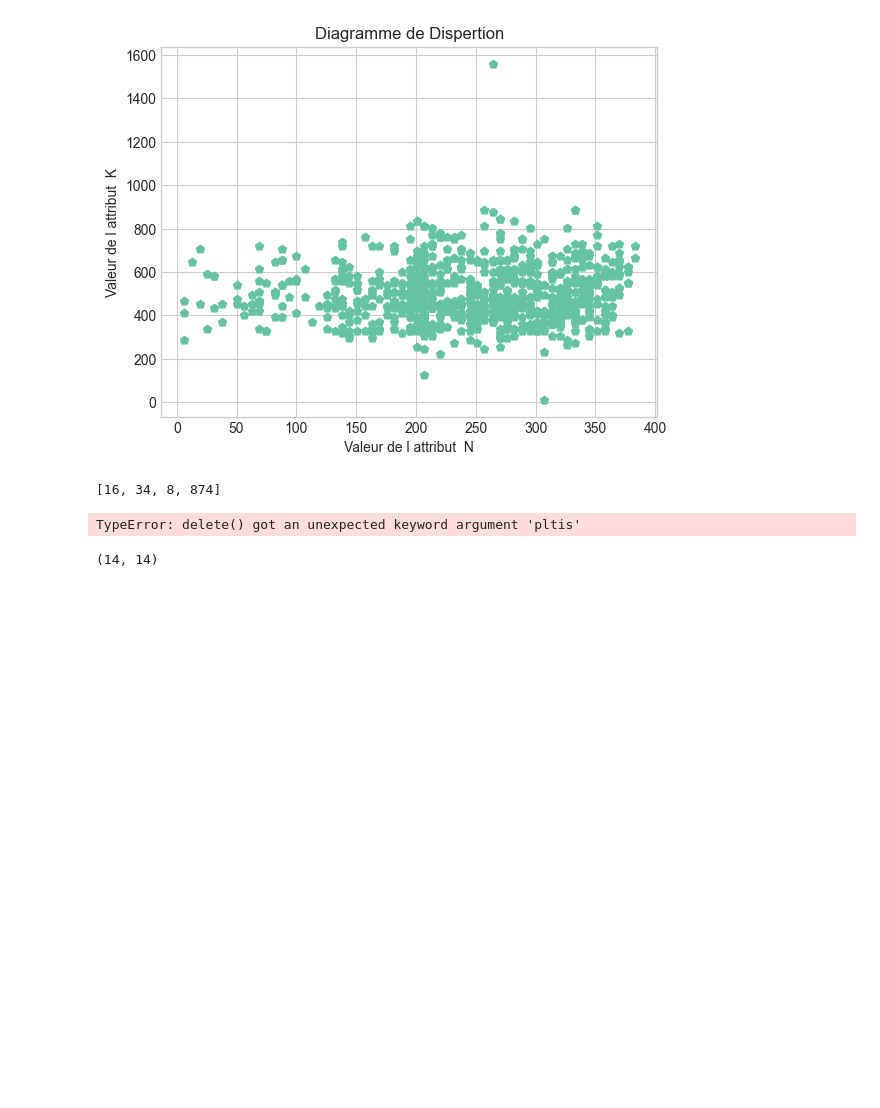
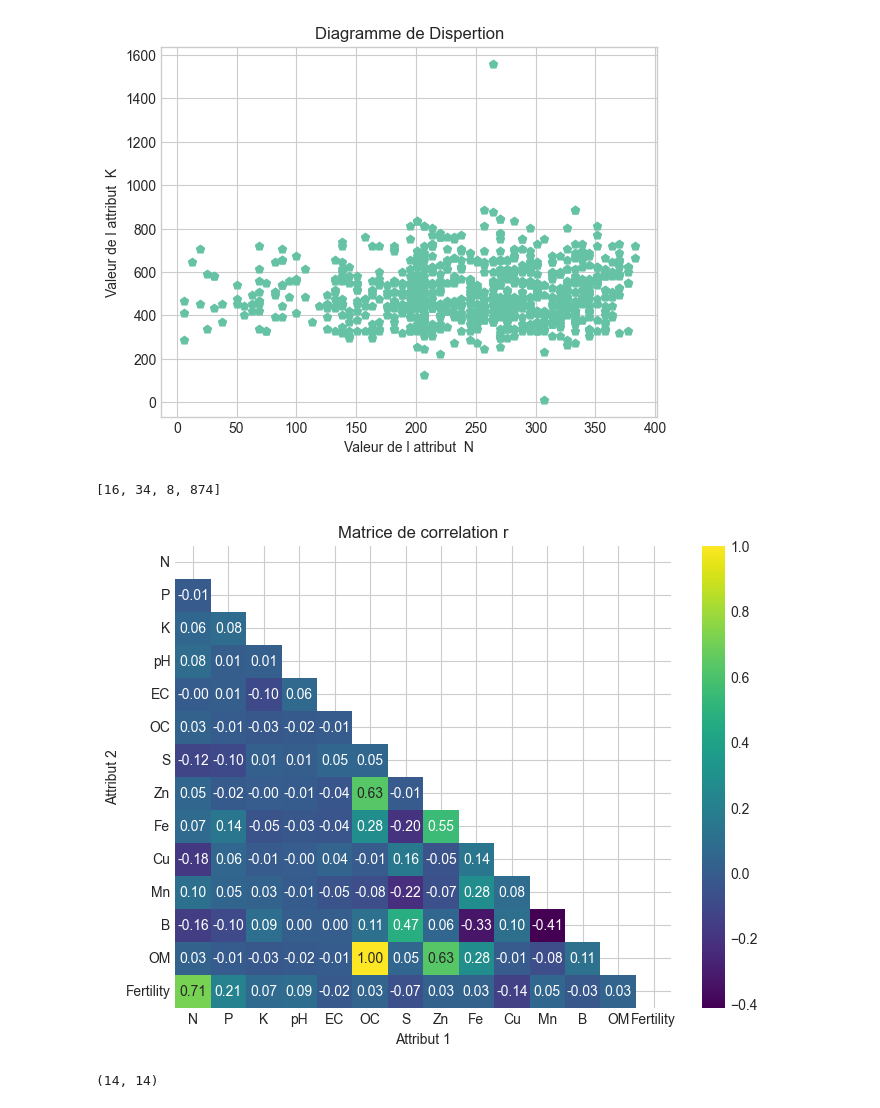
Before and after one commit to manel15279/DataMining-Project, a Jupyter notebook: Projet_P1_DM.ipynb, the cells around one changed output. Saved outputs shown, nothing was run; the diff lists cells and outputs as text; code cells hidden in the pictures; blank space fills up the shorter version.

Commit message:
added dataset2 visualization + preprocessing + some graphs

```diff
--- a/Projet_P1_DM.ipynb
+++ b/Projet_P1_DM.ipynb
@@ -236,23 +236,23 @@ scatterplot(0,2)
 # %%
 import seaborn as sns
 missing=[]
 for i in range(0,dataset1.shape[1]):
     missing+=val_manquante(i)
 print(missing)
-dataCurated=np.delete( dataset1, list(set(missing)),pltis=0)
+dataCurated=np.delete( dataset1, list(set(missing)),axis=0)
 df = pd.DataFrame(dataCurated)
 
 correlation_matrix = df.corr()
 plt.figure(figsize=(8, 6))
 sns.heatmap(correlation_matrix, annot=True, cmap='viridis', fmt=".2f",mask=np.triu(np.ones_like(correlation_matrix, dtype=bool),k=0),xticklabels=name_attribut.values(), yticklabels=name_attribut.values())
 plt.title("Matrice de correlation r")
 plt.xlabel("Attribut 1")
 plt.ylabel("Attribut 2")
 
 plt.show()
 # %% [output]
 [16, 34, 8, 874]
-TypeError: delete() got an unexpected keyword argument 'pltis'
+[figure, added]
 # %%
 def coef_correl(attribut1,attribut2):
     missing=val_manquante(attribut1)+val_manquante(attribut2)
```
Also changed, not shown: parts of 10 cells of this notebook, 6 other files.
